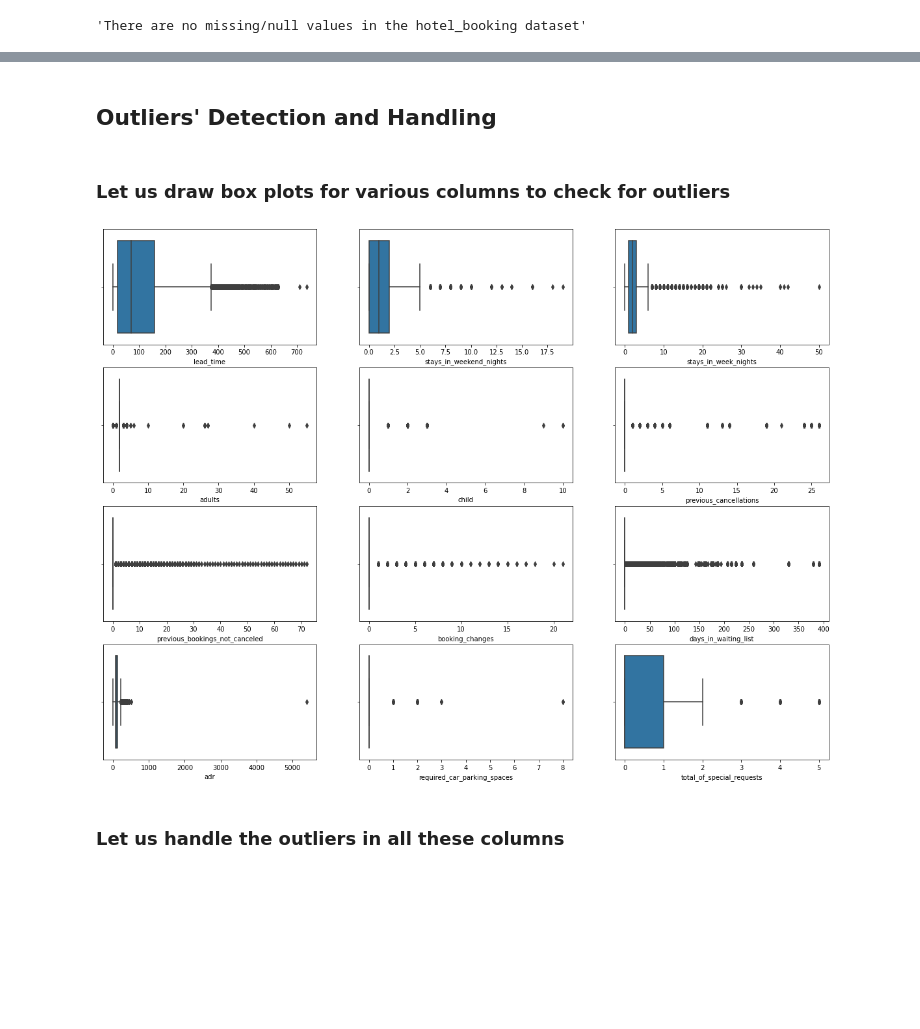
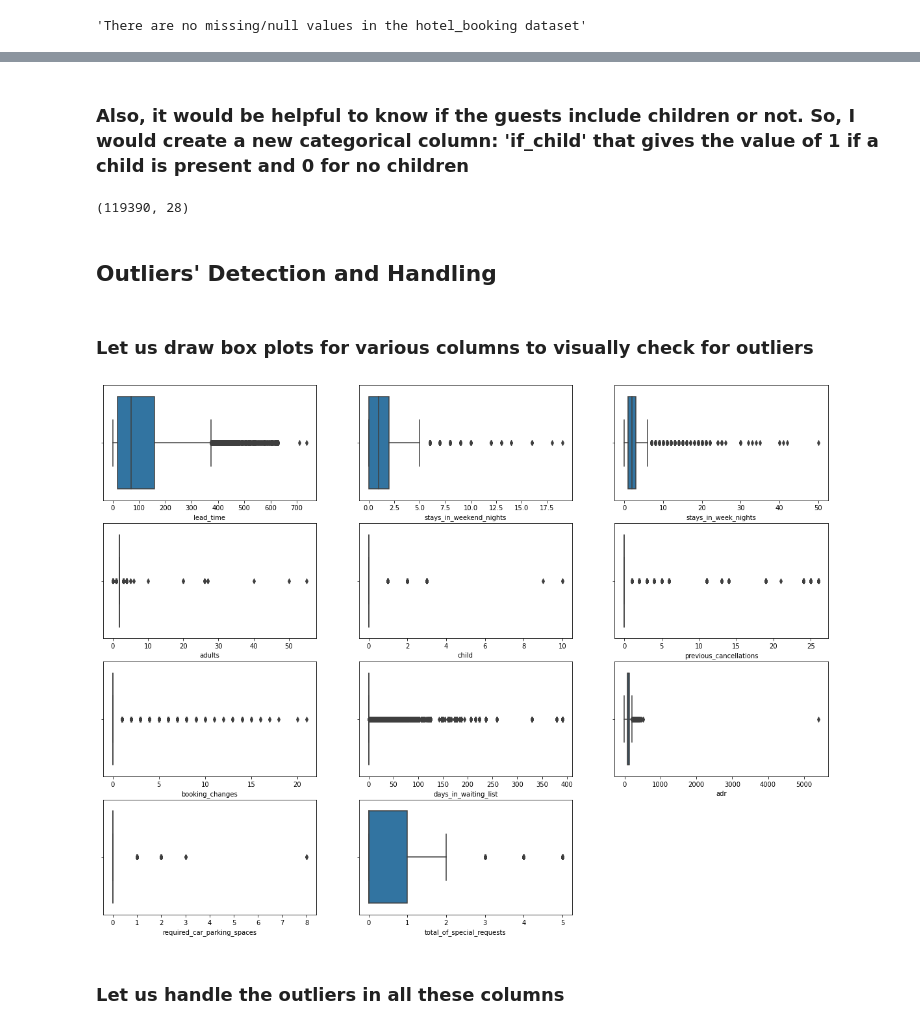
Before and after one commit to priyaregit/EDA_Hotel-Booking, a Jupyter notebook: Hotel_Booking_Analysis_EDA_Capstone_Project.ipynb, the cells around one changed output, grey strips where cells are left out. Saved outputs shown, nothing was run; the diff lists cells and outputs as text; code cells hidden in the pictures; blank space fills up the shorter version.

```diff
--- a/Hotel_Booking_Analysis_EDA_Capstone_Project.ipynb
+++ b/Hotel_Booking_Analysis_EDA_Capstone_Project.ipynb
@@ -397,3 +354,7 @@ hotel_booking['agent'].fillna(0,inplace = True)
+# %%
+# Dropping the column 'agent' from hotel_booking dataset
+
+hotel_booking.drop('agent', axis = 1, inplace = True)
 # %% [markdown]
 ### We are now left with only the 'company' column with missing/null values in it.
 ### A whopping 112,593	rows or 94.31% of the total datset have missing values for the 'company' feature. With so much missing information, we can ignore this column altogether.
@@ -414,0 +380,4 @@ missing()
+# %%
+# Dropping 'arrival_date_week_number' and 'previous_bookings_not_canceled' from the dataset
+
+hotel_booking.drop(['arrival_date_week_number','previous_bookings_not_canceled'], axis = 1, inplace = True)
@@ -415,28 +386,44 @@ missing()
 # %%
 # Creating a new column 'child' by combining the data from the columns 'children' and 'babies'
+hotel_booking['child'] = hotel_booking['children'] + hotel_booking['babies']
 
-hotel_booking['child'] = hotel_booking['children'] + hotel_booking['babies']
+# Dropping 'children' and 'babies' from the dataset
+hotel_booking.drop(['children','babies'], axis = 1, inplace = True)
+# %% [markdown]
+### Also, it would be helpful to know if the guests include children or not. So, I would create a new categorical column: 'if_child' that gives the value of 1 if a child is present and 0 for no children
+# %%
+# Creating a new column 'if_child' with the same values as 'child'
+hotel_booking['if_child'] = hotel_booking['child']
+
+# Transforming 'if_child' into a categorical column by assigning 1 to all non zero observations
+hotel_booking.loc[hotel_booking.if_child > 0, 'if_child'] = 1
+# %%
+# Checking the new shape of our dataset
+
+hotel_booking.shape
+# %% [output]
+(119390, 28)
 # %% [markdown]
 ## <b> Outliers' Detection and  Handling
 # %% [markdown]
-### Let us draw box plots for various columns to check for outliers
+### Let us draw box plots for various columns to visually check for outliers
 # %%
 # Creating a list of columns that contain numerical data
 columns = ['lead_time', 'stays_in_weekend_nights', 'stays_in_week_nights', 'adults', 'child', 'previous_cancellations',
-           'previous_bookings_not_canceled', 'booking_changes', 'days_in_waiting_list', 'adr',
+            'booking_changes', 'days_in_waiting_list', 'adr',
            'required_car_parking_spaces', 'total_of_special_requests']
 
 # Setting the display figure size
 plt.figure(figsize=(20,15))
 
 n = 1
 
 # Creating boxplots for each of the column/features
 for col in columns:
   plt.subplot(4,3,n)
   n = n+1
   sns.boxplot(hotel_booking[col])
 # %% [output]
-[figure, old version]
+[figure, new version]
 # %% [markdown]
 ### Let us handle the outliers in all these columns
```
Also changed, not shown: parts of 94 cells of this notebook.
